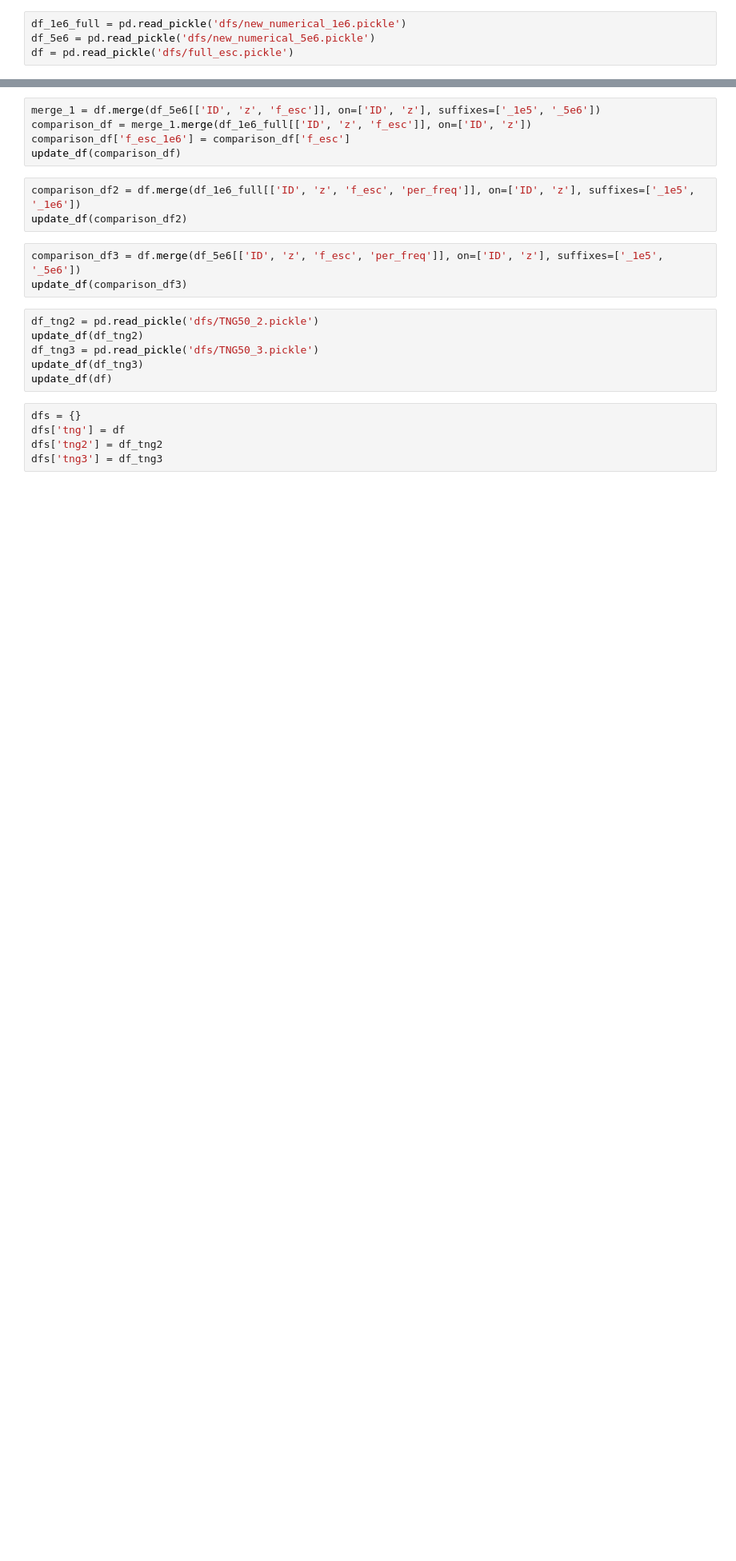
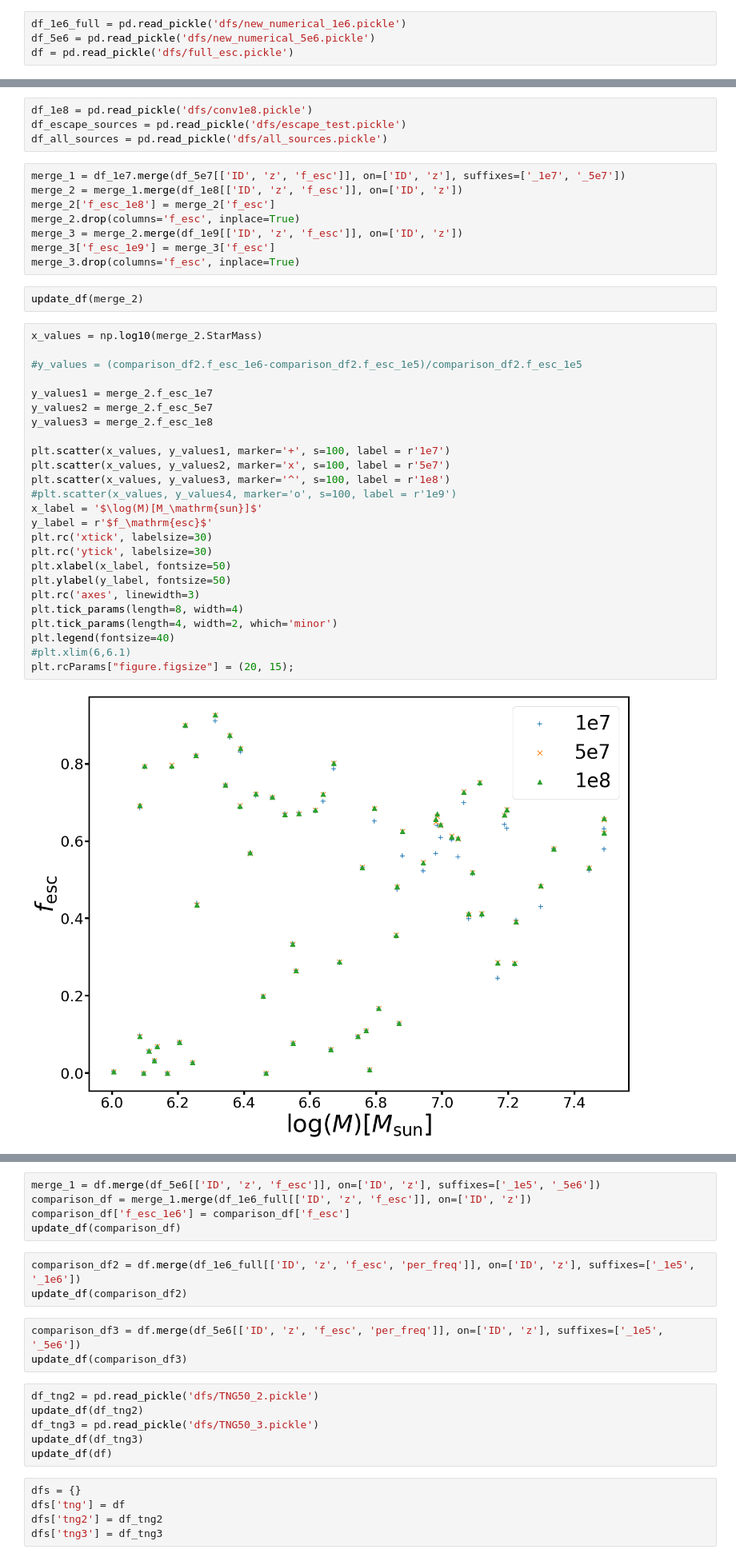
Before and after one commit to IvanKostyuk94/f_esc, a Jupyter notebook: numerical_tests.ipynb, the cells around one changed output, grey strips where cells are left out. Shown: that part at 80% size. Drawn from its saved outputs; the diff is of its cells as text; blank space fills up the shorter version.

```diff
--- a/numerical_tests.ipynb
+++ b/numerical_tests.ipynb
@@ -225,0 +247,41 @@ df = pd.read_pickle('dfs/full_esc.pickle')
+# %%
+df_1e8 = pd.read_pickle('dfs/conv1e8.pickle')
+df_escape_sources = pd.read_pickle('dfs/escape_test.pickle')
+df_all_sources = pd.read_pickle('dfs/all_sources.pickle')
+# %%
+merge_1 = df_1e7.merge(df_5e7[['ID', 'z', 'f_esc']], on=['ID', 'z'], suffixes=['_1e7', '_5e7'])
+merge_2 = merge_1.merge(df_1e8[['ID', 'z', 'f_esc']], on=['ID', 'z'])
+merge_2['f_esc_1e8'] = merge_2['f_esc']
+merge_2.drop(columns='f_esc', inplace=True)
+merge_3 = merge_2.merge(df_1e9[['ID', 'z', 'f_esc']], on=['ID', 'z'])
+merge_3['f_esc_1e9'] = merge_3['f_esc']
+merge_3.drop(columns='f_esc', inplace=True)
+# %%
+update_df(merge_2)
+# %%
+x_values = np.log10(merge_2.StarMass)
+
+#y_values = (comparison_df2.f_esc_1e6-comparison_df2.f_esc_1e5)/comparison_df2.f_esc_1e5
+
+y_values1 = merge_2.f_esc_1e7
+y_values2 = merge_2.f_esc_5e7
+y_values3 = merge_2.f_esc_1e8
+
+plt.scatter(x_values, y_values1, marker='+', s=100, label = r'1e7')
+plt.scatter(x_values, y_values2, marker='x', s=100, label = r'5e7')
+plt.scatter(x_values, y_values3, marker='^', s=100, label = r'1e8')
+#plt.scatter(x_values, y_values4, marker='o', s=100, label = r'1e9')
+x_label = '$\log(M)[M_\mathrm{sun}]$'
+y_label = r'$f_\mathrm{esc}$'
+plt.rc('xtick', labelsize=30)
+plt.rc('ytick', labelsize=30)
+plt.xlabel(x_label, fontsize=50)
+plt.ylabel(y_label, fontsize=50)
+plt.rc('axes', linewidth=3)
+plt.tick_params(length=8, width=4)
+plt.tick_params(length=4, width=2, which='minor')
+plt.legend(fontsize=40)
+#plt.xlim(6,6.1)
+plt.rcParams["figure.figsize"] = (20, 15);
+# %% [output]
+[figure, added]
```
Also changed, not shown: parts of 45 cells of this notebook, 7 other files.
